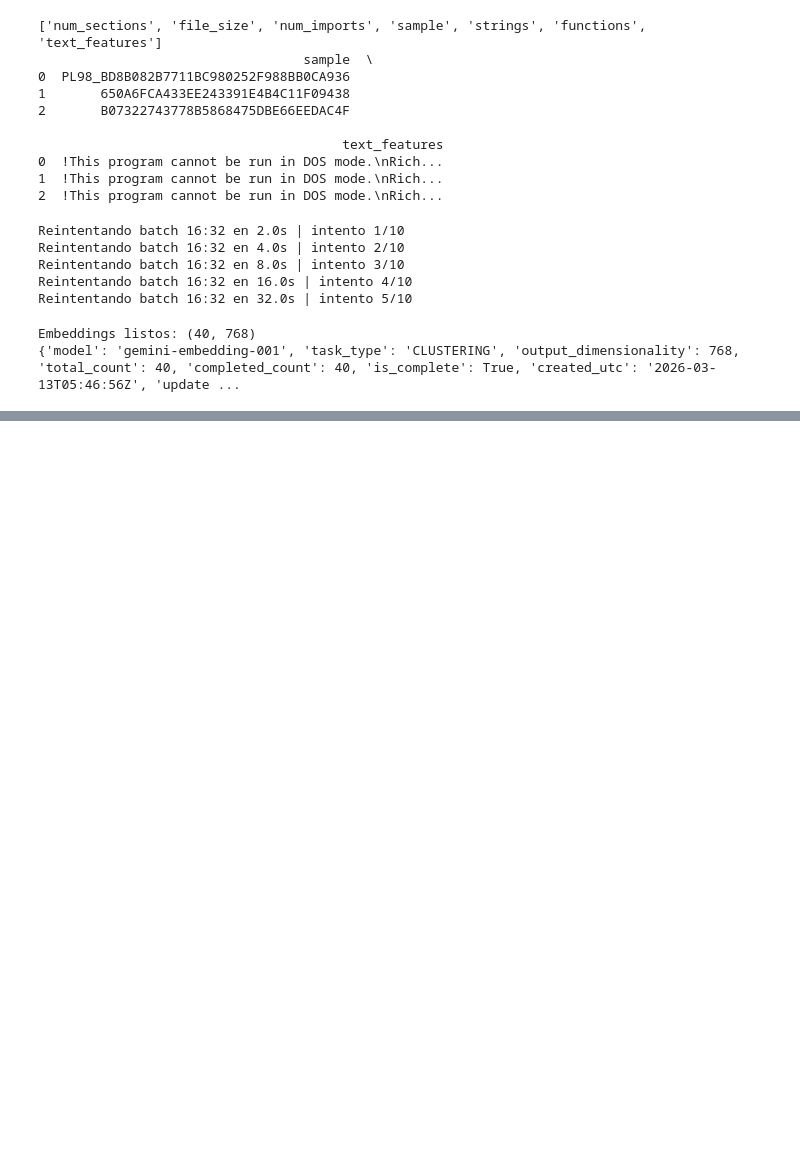
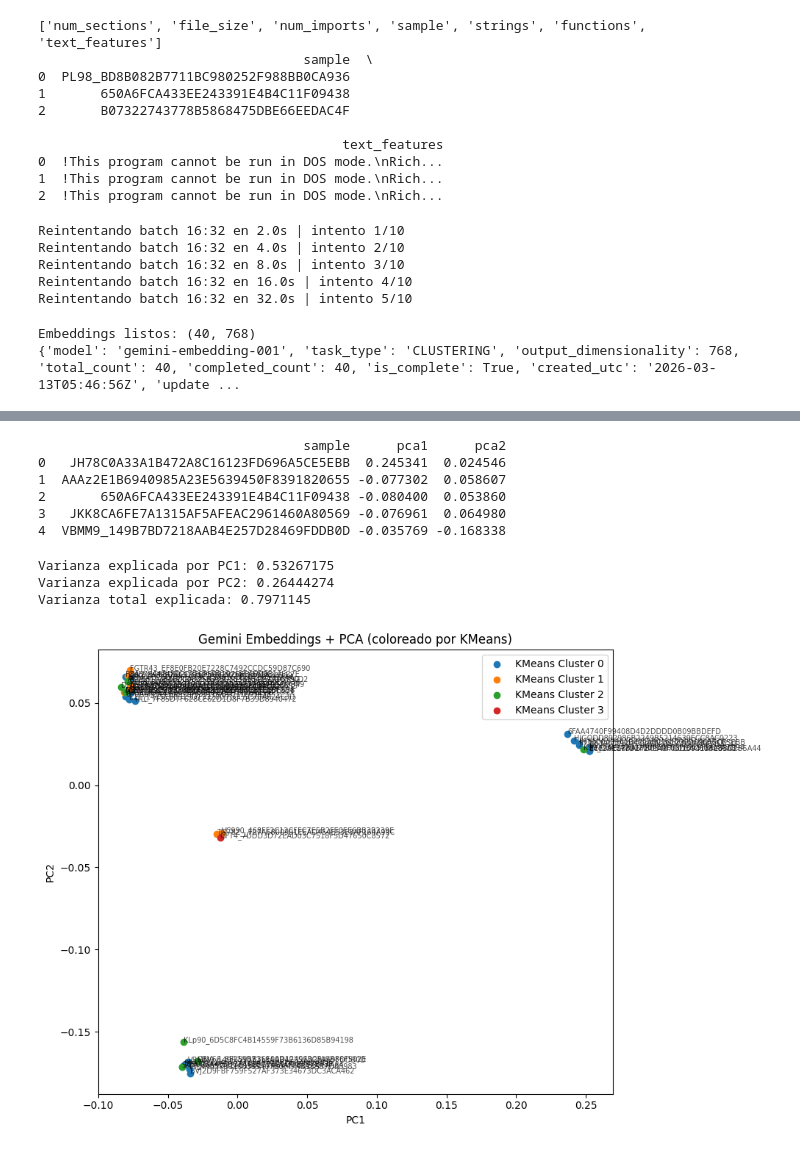
Before and after one commit to EdwinOrtegaK/Lab03_SDS, a Jupyter notebook: notebooks/lab3_malware_families.ipynb, the cells around one changed output, grey strips where cells are left out. Drawn from its saved outputs; the diff is of its cells as text; code cells hidden in the pictures; blank space fills up the shorter version.

Commit message:
feat: add Gemini embeddings analysis, PCA visualizations and clustering results for malware families

```diff
--- a/notebooks/lab3_malware_families.ipynb
+++ b/notebooks/lab3_malware_families.ipynb
@@ -691,0 +703,6 @@ Embeddings listos: (40, 768)
+# %%
+import pandas as pd
+
+df_embed = pd.read_csv("../dataset/malware_clustered.csv")
+print(df_embed.columns.tolist())
+print(df_embed.shape)
@@ -691,0 +712,5 @@ Embeddings listos: (40, 768)
+# %%
+df_embed["text_features"] = (
+    df_embed["strings"].fillna("").astype(str) + " " +
+    df_embed["functions"].fillna("").astype(str)
+).str.strip()
@@ -691,0 +723,45 @@ Embeddings listos: (40, 768)
+# %%
+from sklearn.decomposition import PCA
+
+pca = PCA(n_components=2, random_state=42)
+X_pca = pca.fit_transform(X_embed)
+
+df_embed["pca1"] = X_pca[:, 0]
+df_embed["pca2"] = X_pca[:, 1]
+
+print(df_embed[["sample", "pca1", "pca2"]].head())
+# %% [output]
+                                  sample      pca1      pca2
+0   JH78C0A33A1B472A8C16123FD696A5CE5EBB  0.245341  0.024546
+1  AAAz2E1B6940985A23E5639450F8391820655 -0.077302  0.058607
+2       650A6FCA433EE243391E4B4C11F09438 -0.080400  0.053860
+3   JKK8CA6FE7A1315AF5AFEAC2961460A80569 -0.076961  0.064980
+4  VBMM9_149B7BD7218AAB4E257D28469FDDB0D -0.035769 -0.168338
+# %%
+print("Varianza explicada por PC1:", pca.explained_variance_ratio_[0])
+print("Varianza explicada por PC2:", pca.explained_variance_ratio_[1])
+print("Varianza total explicada:", pca.explained_variance_ratio_.sum())
+# %% [output]
+Varianza explicada por PC1: 0.53267175
+Varianza explicada por PC2: 0.26444274
+Varianza total explicada: 0.7971145
+# %%
+import matplotlib.pyplot as plt
+
+plt.figure(figsize=(10, 7))
+
+for cluster_id in sorted(df_embed["cluster_kmeans"].unique()):
+    subset = df_embed[df_embed["cluster_kmeans"] == cluster_id]
+    plt.scatter(subset["pca1"], subset["pca2"], label=f"KMeans Cluster {cluster_id}")
+
+for _, row in df_embed.iterrows():
+    plt.text(row["pca1"], row["pca2"], str(row["sample"]), fontsize=7, alpha=0.7)
+
+plt.title("Gemini Embeddings + PCA (coloreado por KMeans)")
+plt.xlabel("PC1")
+plt.ylabel("PC2")
+plt.legend()
+plt.tight_layout()
+plt.show()
+# %% [output]
+[figure, added]
```
Also changed, not shown: parts of 13 cells of this notebook, 3 other files.
